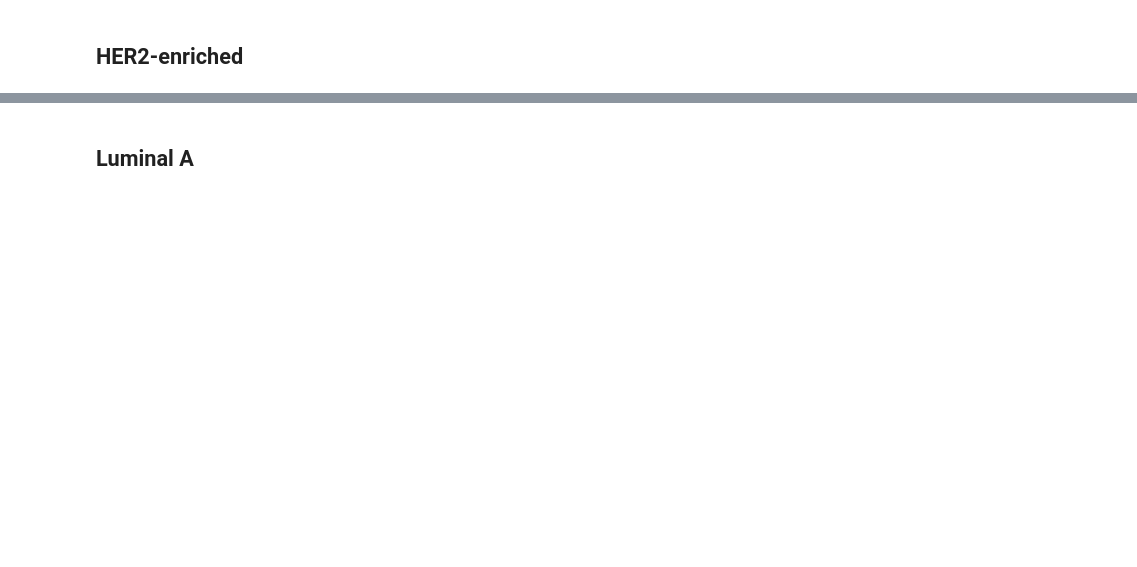
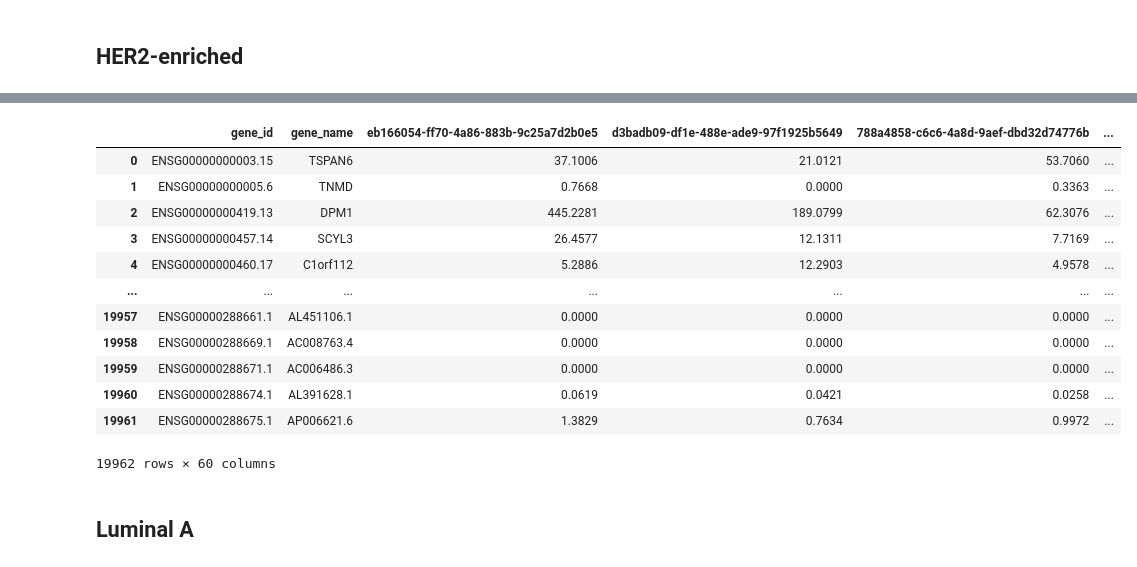
Before and after one commit to MylenaRoberta/pan-cancer-analysis, a Jupyter notebook: notebooks/tcga-brca/04_brca-files-processing.ipynb, the cells around one changed output, grey strips where cells are left out. Cells and saved outputs as stored; diff of their text form; code cells hidden in the pictures; blank space fills up the shorter version.

```diff
--- a/notebooks/tcga-brca/04_brca-files-processing.ipynb
+++ b/notebooks/tcga-brca/04_brca-files-processing.ipynb
@@ -212,3 +349,19 @@ df_rna_her2_reads
+# %%
+df_rna_her2_norm_reads
+# %% [output]
+|  | gene_id | gene_name | eb166054-ff70-4a86-883b-9c25a7d2b0e5 | d3badb09-df1e-488e-ade9-97f1925b5649 | 788a4858-c6c6-4a8d-9aef-dbd32d74776b | ... |
+| 0 | ENSG00000000003.15 | TSPAN6 | 37.1006 | 21.0121 | 53.7060 | ... |
+| 1 | ENSG00000000005.6 | TNMD | 0.7668 | 0.0000 | 0.3363 | ... |
+| 2 | ENSG00000000419.13 | DPM1 | 445.2281 | 189.0799 | 62.3076 | ... |
+| 3 | ENSG00000000457.14 | SCYL3 | 26.4577 | 12.1311 | 7.7169 | ... |
+| 4 | ENSG00000000460.17 | C1orf112 | 5.2886 | 12.2903 | 4.9578 | ... |
+| ... | ... | ... | ... | ... | ... | ... |
+| 19957 | ENSG00000288661.1 | AL451106.1 | 0.0000 | 0.0000 | 0.0000 | ... |
+| 19958 | ENSG00000288669.1 | AC008763.4 | 0.0000 | 0.0000 | 0.0000 | ... |
+| 19959 | ENSG00000288671.1 | AC006486.3 | 0.0000 | 0.0000 | 0.0000 | ... |
+| 19960 | ENSG00000288674.1 | AL391628.1 | 0.0619 | 0.0421 | 0.0258 | ... |
+| 19961 | ENSG00000288675.1 | AP006621.6 | 1.3829 | 0.7634 | 0.9972 | ... |
+19962 rows × 60 columns
 # %% [markdown]
 ## Luminal A
 # %%
```
Also changed, not shown: parts of 33 cells of this notebook, 30 other files.
